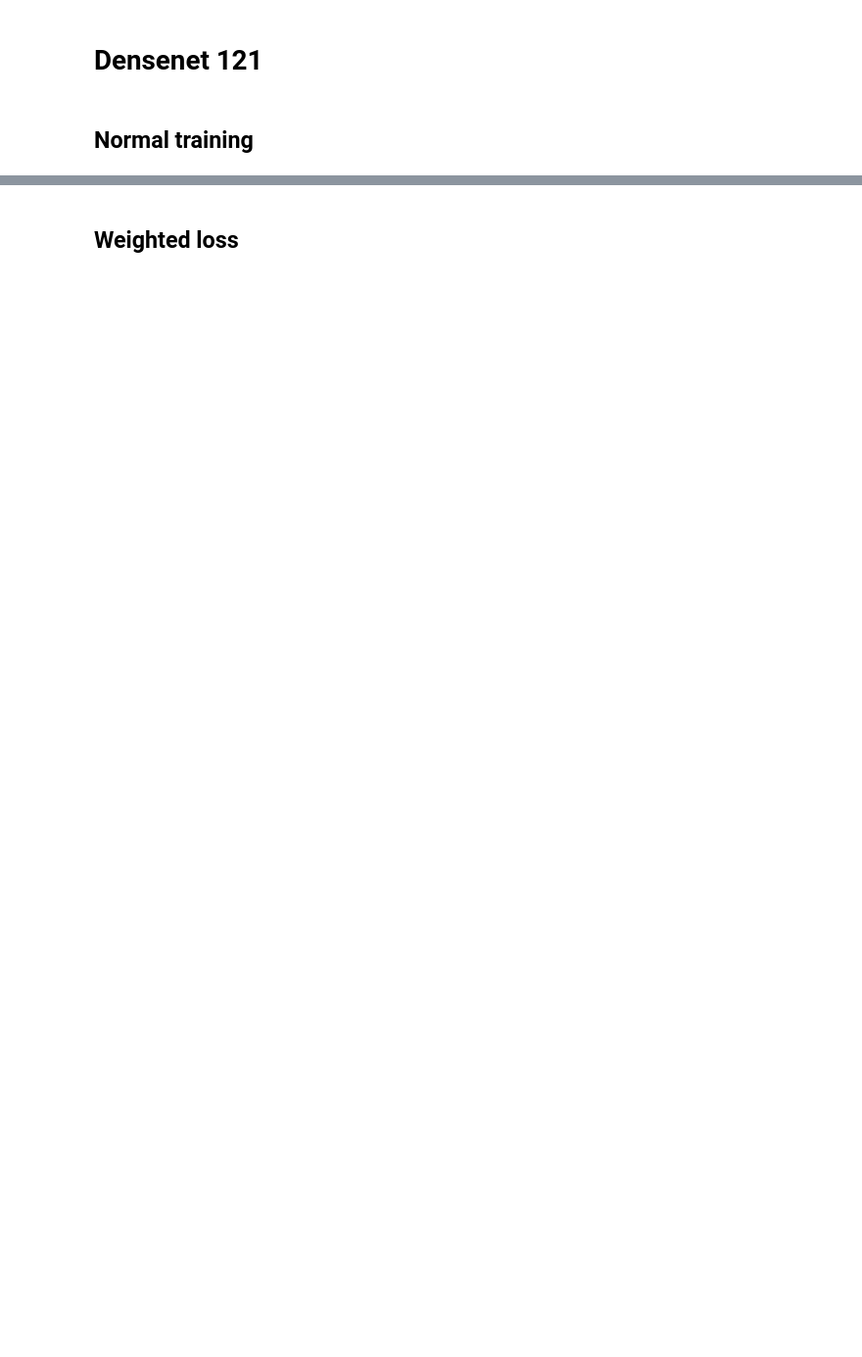
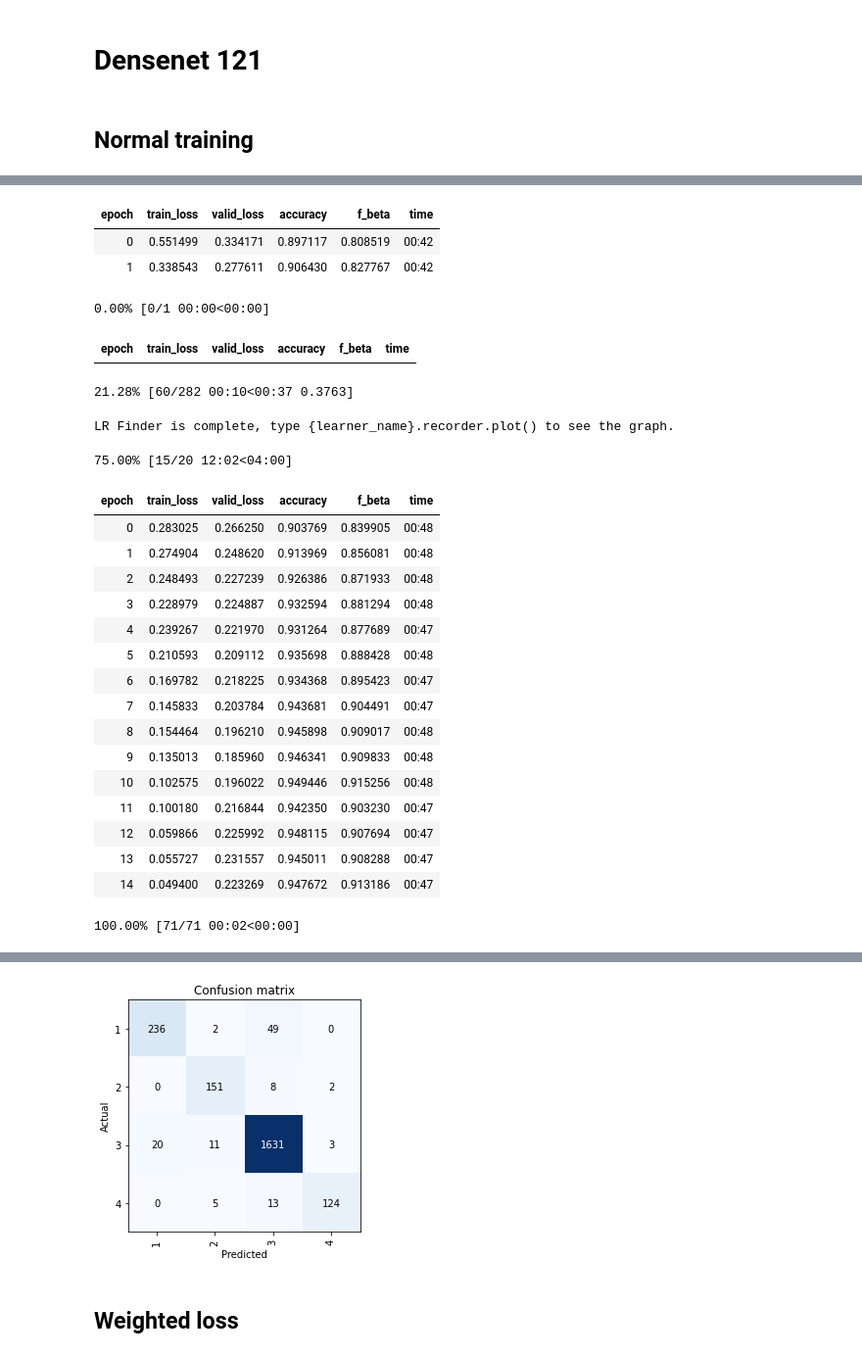
Before and after one commit to joheras/PollenChallenge, a Jupyter notebook: PollenChallenge.ipynb, the cells around one changed output, grey strips where cells are left out. Shown at 98% size. Cells and saved outputs as stored; diff of their text form; code cells hidden in the pictures; blank space fills up the shorter version.

```diff
--- a/PollenChallenge.ipynb
+++ b/PollenChallenge.ipynb
@@ -221,6 +406,7 @@ interp.plot_confusion_matrix()
 # %% [markdown]
 ## Normal training
 # %%
-learnDensenet121 = learn_with_model_imbalanced(models.densenet121)
+learnDensenet121 = learn_with_model(models.densenet121)
 interp = ClassificationInterpretation.from_learner(learnDensenet121)
 interp.plot_confusion_matrix()
+# %% [output]
@@ -226,0 +414,25 @@ interp.plot_confusion_matrix()
+| epoch | train_loss | valid_loss | accuracy | f_beta | time |
+| 0 | 0.551499 | 0.334171 | 0.897117 | 0.808519 | 00:42 |
+| 1 | 0.338543 | 0.277611 | 0.906430 | 0.827767 | 00:42 |
+0.00% [0/1 00:00<00:00]
+| epoch | train_loss | valid_loss | accuracy | f_beta | time |
+21.28% [60/282 00:10<00:37 0.3763]
+LR Finder is complete, type {learner_name}.recorder.plot() to see the graph.
+75.00% [15/20 12:02<04:00]
+| epoch | train_loss | valid_loss | accuracy | f_beta | time |
+| 0 | 0.283025 | 0.266250 | 0.903769 | 0.839905 | 00:48 |
+| 1 | 0.274904 | 0.248620 | 0.913969 | 0.856081 | 00:48 |
+| 2 | 0.248493 | 0.227239 | 0.926386 | 0.871933 | 00:48 |
+| 3 | 0.228979 | 0.224887 | 0.932594 | 0.881294 | 00:48 |
+| 4 | 0.239267 | 0.221970 | 0.931264 | 0.877689 | 00:47 |
+| 5 | 0.210593 | 0.209112 | 0.935698 | 0.888428 | 00:48 |
+| 6 | 0.169782 | 0.218225 | 0.934368 | 0.895423 | 00:47 |
+| 7 | 0.145833 | 0.203784 | 0.943681 | 0.904491 | 00:47 |
+| 8 | 0.154464 | 0.196210 | 0.945898 | 0.909017 | 00:48 |
+| 9 | 0.135013 | 0.185960 | 0.946341 | 0.909833 | 00:48 |
+| 10 | 0.102575 | 0.196022 | 0.949446 | 0.915256 | 00:48 |
+| 11 | 0.100180 | 0.216844 | 0.942350 | 0.903230 | 00:47 |
+| 12 | 0.059866 | 0.225992 | 0.948115 | 0.907694 | 00:47 |
+| 13 | 0.055727 | 0.231557 | 0.945011 | 0.908288 | 00:47 |
+| 14 | 0.049400 | 0.223269 | 0.947672 | 0.913186 | 00:47 |
+100.00% [71/71 00:02<00:00]
@@ -227,3 +451,4 @@ interp.plot_confusion_matrix()
+[figure, added]
 # %% [markdown]
 ## Weighted loss
 # %%
```
Also changed, not shown: parts of 28 cells of this notebook.
